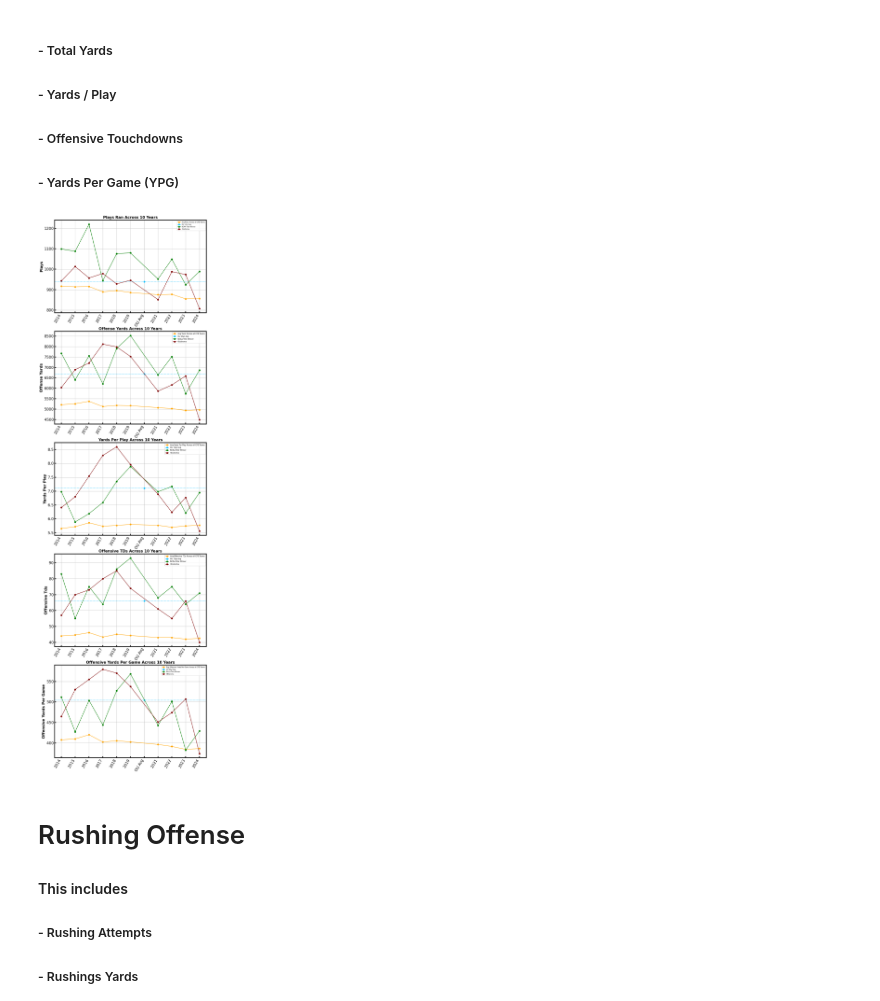
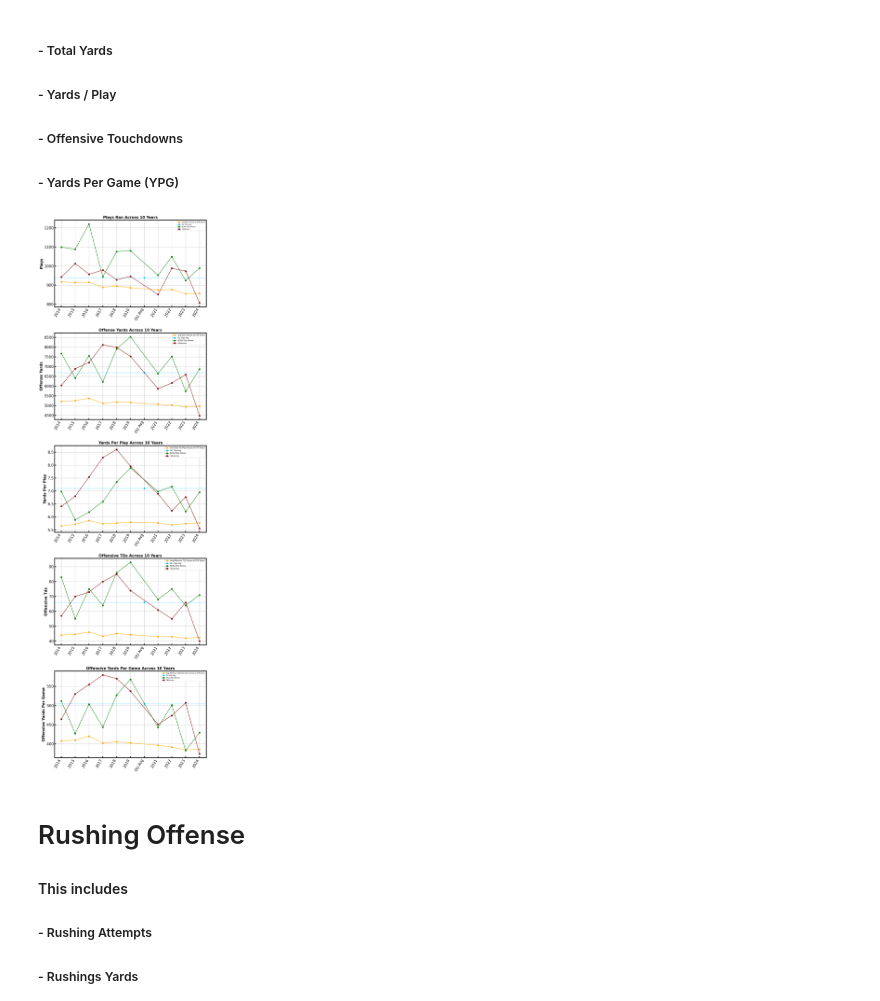
Before and after one commit to Jmo-1/Astro-Project, a Jupyter notebook: Project Code.ipynb, the cells around one changed output. Saved outputs shown, nothing was run; the diff lists cells and outputs as text; code cells hidden in the pictures.

```diff
--- a/Project Code.ipynb
+++ b/Project Code.ipynb
@@ -782,35 +782,35 @@ ax4.legend(fontsize=7)
 
 #Fith Plot
 
 ax5.plot(df['year'], df['YPG'], marker='o', label='Avg Offensive Yards Per Game Across all CFB Teams', color='orange')
 
 ou_avg_x = 2020
 ou_avg_y = 504.32
 ax5.plot(ou_avg_x, ou_avg_y, marker='o', color='deepskyblue', label='OU 10yr Avg')
 ax5.axhline(y=ou_avg_y, linestyle='--', color='deepskyblue', linewidth=1)
 
 xticks = list(df['year']) + [ou_avg_x]
 xtick_labels = list(df['year'].astype(str)) + ['OU Avg']
 ax5.set_xticks(xticks)
 ax5.set_xticklabels(xtick_labels, rotation=60, ha='right', fontsize=9)
 
 natchamp=np.array([511.6, 427.1, 503.7, 444.1, 527.2, 568.4, 442.8, 501.2, 382.7, 429.4])
 ax5.plot(df['year'], natchamp, color='green', marker='o', label='NCAA Title Winner')
 
 OUyear=np.array([464.7, 530.2, 554.8, 579.6, 570.3, 537.6, 451, 474, 507, 374])
 ax5.plot(df['year'], OUyear, color='maroon', marker='o', label='Oklahoma')
 
 ax5.set_title('Offensive Yards Per Game Across 10 Years', fontsize=15, fontweight='bold')
 ax5.set_ylabel('Offensive Yards Per Game', fontsize=15, fontweight='bold')
 ax5.grid(True)
 ax5.tick_params(top=False, right=False, labelsize=15)
 ax5.legend(fontsize=6)
 
 plt.tight_layout()
-plt.subplots_adjust(hspace=0.2)
+plt.subplots_adjust(hspace=0.3)
 plt.show()
 # %% [output]
-[figure, old version]
+[figure, new version]
 # %% [markdown]
 # Rushing Offense
 #### This includes
```
